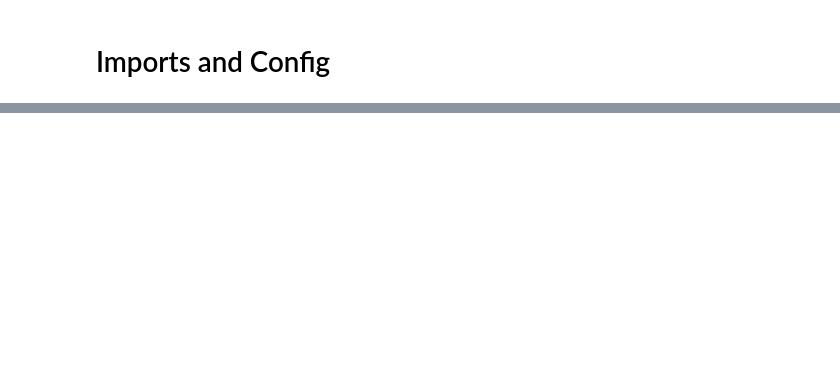
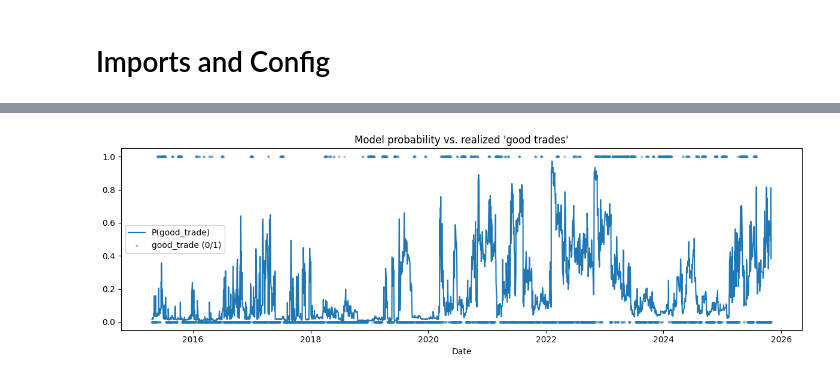
Before and after one commit to katasik/algotrading-studies, a Jupyter notebook: notebooks/meta-gradient-boosting.ipynb, the cells around one changed output, grey strips where cells are left out. Cells and saved outputs as stored; diff of their text form; code cells hidden in the pictures; blank space fills up the shorter version.

```diff
--- a/notebooks/meta-gradient-boosting.ipynb
+++ b/notebooks/meta-gradient-boosting.ipynb
@@ -57,0 +329,10 @@ REGIME_WINDOW = 200         # bars for regime_share rolling window (15m bars)
+# %%
+# Ensure df_feat has a single level of columns (pandas_ta sometimes returns MultiIndex)
+if isinstance(df_feat.columns, pd.MultiIndex):
+    df_feat = df_feat.copy()
+    df_feat.columns = [
+        "_".join([str(level) for level in col if level not in (None, "")])
+        for col in df_feat.columns.to_list()
+    ]
+
+df_feat.columns.nlevels, df_feat.columns[:10]
@@ -57,0 +345,7 @@ REGIME_WINDOW = 200         # bars for regime_share rolling window (15m bars)
+# %%
+df_model = df_feat.join(
+    lab[["future_min_low", "future_max_high", "max_fwd_ret", "min_fwd_ret", "good_trade"]],
+    how="inner",
+)
+
+df_model = df_model.dropna(subset=["good_trade"])
@@ -57,0 +419,10 @@ REGIME_WINDOW = 200         # bars for regime_share rolling window (15m bars)
+# %%
+# Chronological order is critical for time-series CV
+df_model = df_model.sort_index()
+
+X = df_model[feature_cols].values
+y = df_model[target_col].astype(int).values
+
+print("Rows:", X.shape[0])
+print("Features:", X.shape[1])
+print("Share of good trades:", y.mean().round(3))
@@ -57,0 +513,6 @@ REGIME_WINDOW = 200         # bars for regime_share rolling window (15m bars)
+# %%
+df_model["proba"] = proba_all
+df_model["pred"] = pred_all
+
+df_model = df_model.dropna(subset=["proba"])
+df_model[["good_trade", "proba"]].tail()
@@ -57,0 +527,14 @@ REGIME_WINDOW = 200         # bars for regime_share rolling window (15m bars)
+# %%
+plt.figure(figsize=(12, 4))
+plt.plot(df_model.index, df_model["proba"], label="P(good_trade)")
+plt.scatter(
+    df_model.index, df_model["good_trade"],
+    s=5, alpha=0.3, label="good_trade (0/1)"
+)
+plt.title("Model probability vs. realized 'good trades'")
+plt.xlabel("Date")
+plt.legend()
+plt.tight_layout()
+plt.show()
+# %% [output]
+[figure, added]
```
Also changed, not shown: parts of 40 cells of this notebook.
